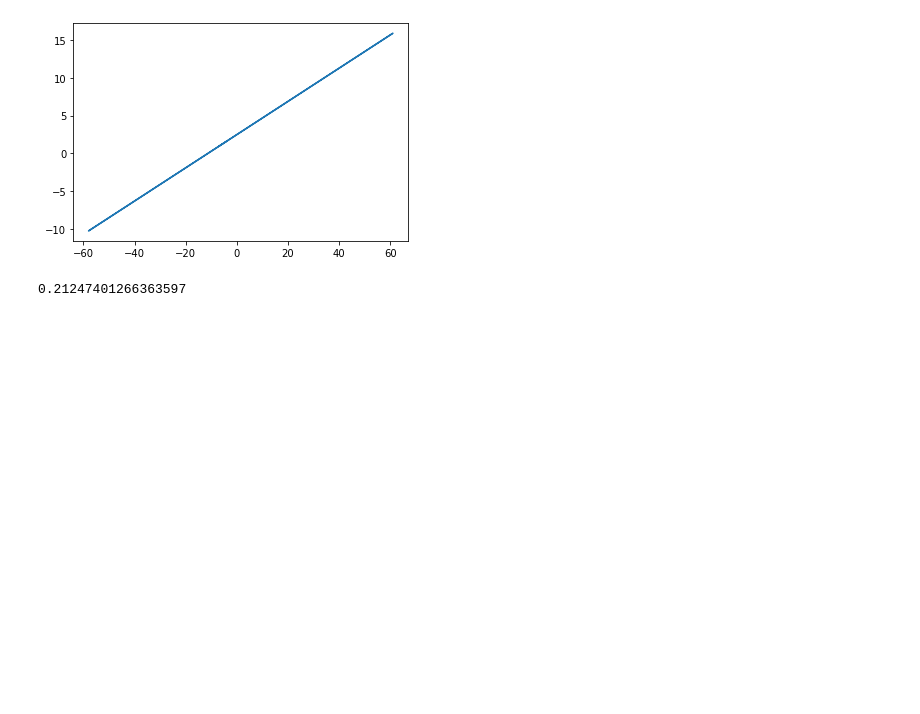
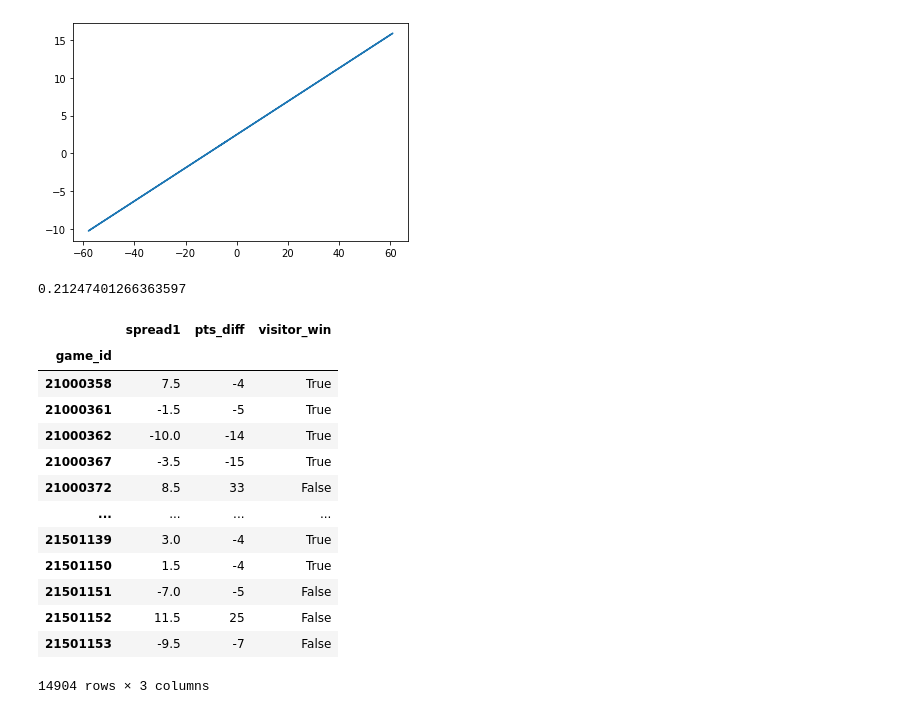
Before and after one commit to pauljacob/capstoneNBA, a Jupyter notebook: Untitled Folder/capstone2_spreadv4.ipynb, the cells around one changed output. Saved outputs shown, nothing was run; the diff lists cells and outputs as text; code cells hidden in the pictures; blank space fills up the shorter version.

```diff
--- a/Untitled Folder/capstone2_spreadv4.ipynb
+++ b/Untitled Folder/capstone2_spreadv4.ipynb
@@ -380,0 +381,18 @@ sns.pairplot()
+# %%
+df_spread1_pts_diff['visitor_win'] = df_spread1_pts_diff['pts_diff'] < df_spread1_pts_diff['spread1']
+df_spread1_pts_diff
+# %% [output]
+|  | spread1 | pts_diff | visitor_win |
+| game_id |  |  |  |
+| 21000358 | 7.5 | -4 | True |
+| 21000361 | -1.5 | -5 | True |
+| 21000362 | -10.0 | -14 | True |
+| 21000367 | -3.5 | -15 | True |
+| 21000372 | 8.5 | 33 | False |
+| ... | ... | ... | ... |
+| 21501139 | 3.0 | -4 | True |
+| 21501150 | 1.5 | -4 | True |
+| 21501151 | -7.0 | -5 | False |
+| 21501152 | 11.5 | 25 | False |
+| 21501153 | -9.5 | -7 | False |
+14904 rows × 3 columns
```
Also changed, not shown: parts of 10 cells of this notebook.
